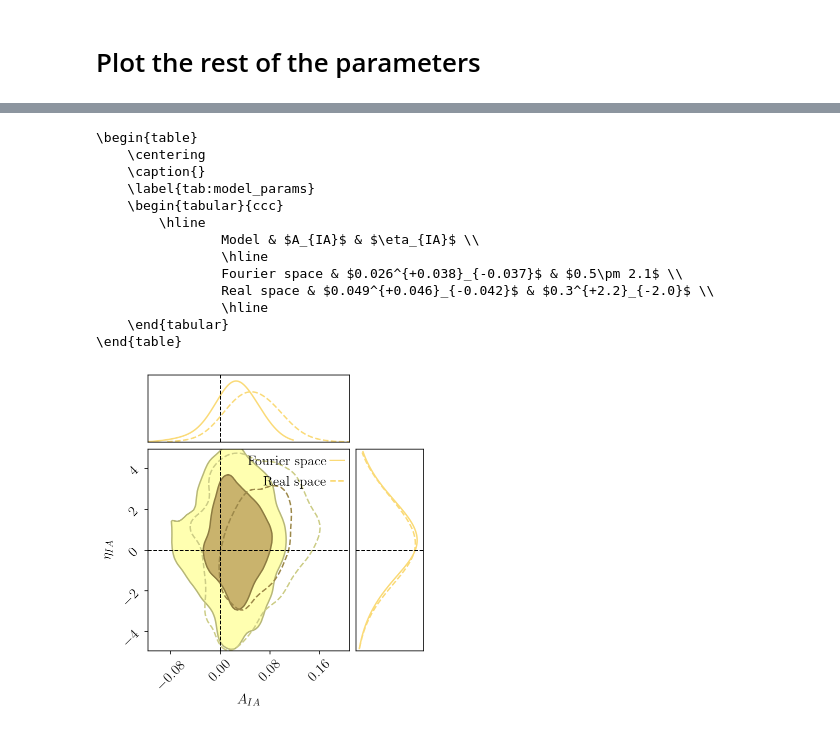
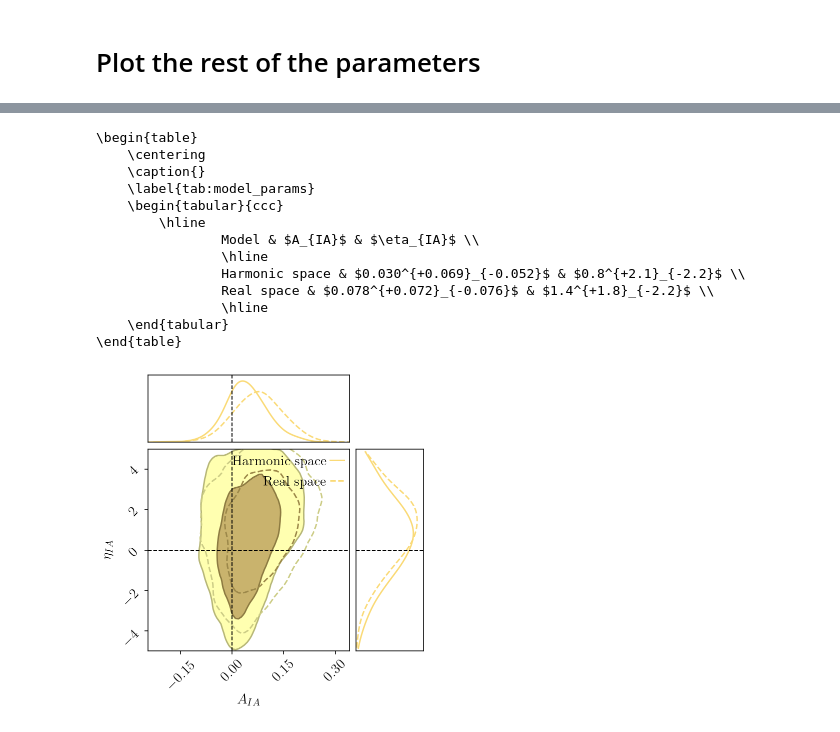
Before and after one commit to LSSTDESC/txpipe-cosmodc2, a Jupyter notebook: notebooks/chains_related_notebooks/PaperPlots-GaussianSims-wcdm.ipynb, the cells around one changed output, grey strips where cells are left out. Saved outputs shown, nothing was run; the diff lists cells and outputs as text; code cells hidden in the pictures.

Commit message:
Cleaning up plotting notebooks.

```diff
--- a/notebooks/chains_related_notebooks/PaperPlots-GaussianSims-wcdm.ipynb
+++ b/notebooks/chains_related_notebooks/PaperPlots-GaussianSims-wcdm.ipynb
@@ -240,15 +234,8 @@ fig.savefig(dir[:-7] + 'plots/%s_%d.pdf'%(name_plots, burnin), tight_layout=True
 # %% [markdown]
 # Table values
 # %%
-# With EMCEE there are no weights
-# Cosmo parameters
 cosmo_parnames = ['COSMOLOGICAL_PARAMETERSSIGMA_8', 'COSMOLOGICAL_PARAMETERSOMEGA_M', 'COSMOLOGICAL_PARAMETERSS_8','cosmological_parametersw','cosmological_parameterswa' ]
 cosmo_names = ['$\sigma_8$','$\Omega_m$', '$S_8$','$w_0$', '$w_a$']
-#cosmo_truths = [2.647887e-01, 0.7515866949]#,#8.000000e-01]
-
-# With EMCEE there are no weights
-# Cosmo parameters
-burnin = 150000
 
 cosmo0 = get_indices(chainfile_0, cosmo_parnames)
 cosmo1 = get_indices(chainfile_1, cosmo_parnames)
@@ -262,7 +249,7 @@ c.add_chain(chain_1[burnin:,cosmo1], parameters=cosmo_names, name=name_1)
 c.add_chain(chain_3[burnin:,cosmo3], parameters=cosmo_names, name=name_3)
 
 def call_configure(c):
-    c.configure(kde=[3.,3.,3.,3.,3.0,1,1], shade=[True, True,False,False,False,False, False], shade_alpha=[0.4, 0.9, 0.9, 0.9, 0.9], bar_shade=False,colors=["#e5e4e2", colors[3],colors[3], colors[0],  colors[0]],legend_kwargs={"fontsize": 22},
+    c.configure(kde=kde, shade=[True, True,False,False,False,False, False], shade_alpha=[0.4, 0.9, 0.9, 0.9, 0.9], bar_shade=False,colors=["#e5e4e2", colors[3],colors[3], colors[0],  colors[0]],legend_kwargs={"fontsize": 22},
             legend_color_text=False, tick_font_size=12, label_font_size=18, linewidths=[1.1, 1.5, 1.5,1.5, 1.5, 1], linestyles=[":", "-", "--","-", "--","-", "-", "--",":"])
     return c
 
@@ -280,26 +283,19 @@ parnames = ['firecrown_two_pointsource_0_mult_bias',
        'firecrown_two_pointsource_4_mult_bias']
 names = ['$m_1$', '$m_2$', '$m_3$', '$m_4$', '$m_5$']
 truths = [0., 0., 0., 0., 0.]
-#widths = np.array([0.013]*len(truths))
-#prior = np.random.multivariate_normal(truths,np.diagflat(widths**2),1000)
-
-# With EMCEE there are no weights
-# Cosmo parameters
-burnin = 150000
 
 pars0 = get_indices(chainfile_0, parnames)
 pars1 = get_indices(chainfile_1, parnames)
 pars4 = get_indices(chainfile_4, parnames)
 
 c = ChainConsumer()
-#c.add_chain(prior, parameters=names, name='Prior')
 c.add_chain(chain_4[:,pars4], parameters=names, name=name_4)
 c.add_chain(chain_0[burnin:,pars0], parameters=names, name=name_0)
 c.add_chain(chain_1[burnin:,pars1], parameters=names, name=name_1)
 
 
 def call_configure(c):
-    c.configure(kde=[3.,3.,3.,3.,3.0,1,1], shade=[True, True,False,False,False,False, False], shade_alpha=[0.4, 0.9, 0.9, 0.9, 0.9], bar_shade=False,colors=["#E5E4E2", colors[3],colors[3], colors[0],  colors[0]],legend_kwargs={"fontsize": 22},
+    c.configure(kde=kde, shade=[True, True,False,False,False,False, False], shade_alpha=[0.4, 0.9, 0.9, 0.9, 0.9], bar_shade=False,colors=["#E5E4E2", colors[3],colors[3], colors[0],  colors[0]],legend_kwargs={"fontsize": 22},
             legend_color_text=False, tick_font_size=12, label_font_size=18, linewidths=[1.1, 1.5, 1.5,1.5, 1.5, 1], linestyles=[":", "-", "--","-", "--","-", "-", "--",":"])
     return c
 
@@ -316,10 +328,6 @@ parnames = ['firecrown_two_pointlens_0_bias', 'firecrown_two_pointlens_1_bias',
        'firecrown_two_pointlens_4_bias']
 names = ['$b_1$', '$b_2$', '$b_3$', '$b_4$', '$b_5$']
 truths = [1.229, 1.362, 1.502, 1.648, 1.799]
-
-# With EMCEE there are no weights
-# Cosmo parameters
-burnin = 150000
 
 pars0 = get_indices(chainfile_0, parnames)
 pars1 = get_indices(chainfile_1, parnames)
@@ -330,7 +338,7 @@ c.add_chain(chain_0[burnin:,pars0], parameters=names, name=name_0)
 c.add_chain(chain_1[burnin:,pars1], parameters=names, name=name_1)
 
 def call_configure(c):
-    c.configure(kde=[3.,3.,3.,3.,3.0,1,1], shade=[True, False,False,False,False,False, False], shade_alpha=[0.9, 0.9, 0.9, 0.9], bar_shade=False,colors=[ colors[3],colors[3], colors[0],  colors[0]],legend_kwargs={"fontsize": 22},
+    c.configure(kde=kde, shade=[True, False,False,False,False,False, False], shade_alpha=[0.9, 0.9, 0.9, 0.9], bar_shade=False,colors=[ colors[3],colors[3], colors[0],  colors[0]],legend_kwargs={"fontsize": 22},
             legend_color_text=False, tick_font_size=12, label_font_size=18, linewidths=[ 1.5, 1.5,1.5, 1.5, 1], linestyles=["-", "--","-", "--","-", "-", "--",":"])
     return c
 
@@ -376,10 +384,6 @@ truths = np.array([0]*len(parnames))
 widths = np.array([0.0066,0.0075,0.0085, 0.0095,0.0105, 0.0026, 0.003, 0.0034, 0.0039, 0.0052])
 prior = np.random.multivariate_normal(truths,np.diagflat(widths**2),1000)
 
-# With EMCEE there are no weights
-# Cosmo parameters
-burnin = 150000
-
 pars0 = get_indices(chainfile_0, parnames)
 pars1 = get_indices(chainfile_1, parnames)
 
@@ -389,7 +393,7 @@ c.add_chain(chain_0[burnin:,pars0], parameters=names, name=name_0)
 c.add_chain(chain_1[burnin:,pars1], parameters=names, name=name_1)
 
 def call_configure(c):
-    c.configure(kde=[3.,3.,3.,3.,3.0,1,1], shade=[True,True, False,False,False,False,False, False], shade_alpha=[0.4, 0.9, 0.9, 0.9, 0.9], bar_shade=False,colors=[ "#E5E4E2",colors[3],colors[3], colors[0],  colors[0]],legend_kwargs={"fontsize": 22},
+    c.configure(kde=kde, shade=[True,True, False,False,False,False,False, False], shade_alpha=[0.4, 0.9, 0.9, 0.9, 0.9], bar_shade=False,colors=[ "#E5E4E2",colors[3],colors[3], colors[0],  colors[0]],legend_kwargs={"fontsize": 22},
             legend_color_text=False, tick_font_size=12, label_font_size=18, linewidths=[ 1.1, 1.5, 1.5,1.5, 1.5, 1], linestyles=[":", "-", "--","-", "--","-", "-", "--",":"])
     return c
 
@@ -421,43 +425,39 @@ parnames = ['firecrown_two_pointia_bias',
        'firecrown_two_pointalphaz']
 names = ['$A_{IA}$', r'$\eta_{IA}$']
 truths = [0., 0.]
-
-# With EMCEE there are no weights
-# Cosmo parameters
-burnin = 150000
 
 pars0 = get_indices(chainfile_0, parnames)
 pars1 = get_indices(chainfile_1, parnames)
 
 c = ChainConsumer()
 
 c.add_chain(chain_0[burnin:,pars0], parameters=names, name=name_0)
 c.add_chain(chain_1[burnin:,pars1], parameters=names, name=name_1)
 
 def call_configure(c):
-    c.configure(kde=[3.,3.,3.,3.,3.0,1,1], shade=[True, False,False,False,False,False, False], shade_alpha=[0.9, 0.9, 0.9, 0.9], bar_shade=False,colors=[ colors[3],colors[3], colors[0],  colors[0]],legend_kwargs={"fontsize": 14},
+    c.configure(kde=kde, shade=[True, False,False,False,False,False, False], shade_alpha=[0.9, 0.9, 0.9, 0.9], bar_shade=False,colors=[ colors[3],colors[3], colors[0],  colors[0]],legend_kwargs={"fontsize": 14},
             legend_color_text=False, tick_font_size=14, label_font_size=14, linewidths=[ 1.5, 1.5,1.5, 1.5, 1], linestyles=["-", "--","-", "--","-", "-", "--",":"])
     return c
 
 c = call_configure(c)
 table = c.analysis.get_latex_table()
 print(table)
 fig = c.plotter.plot(figsize=(2.5,2.5), truth=truths) #extents=[(0.18, 0.27), (0.032, 0.058), (0.7, 0.9), (1.3, 3.1), (0.87, 1.06), (0.64, 0.82), (0.23, 0.31), (-1.6, -0.33), (-1.8, 1.)])
 fig.set_size_inches(2. + fig.get_size_inches())
 fig.savefig(dir[:-7] + 'plots/%s_%d_ia.png'%(name_plots, burnin),  bbox_inches="tight", dpi=300)
 fig.savefig(dir[:-7] + 'plots/%s_%d_ia.pdf'%(name_plots, burnin),  bbox_inches="tight")
 # %% [output]
 \begin{table}
     \centering
     \caption{}
     \label{tab:model_params}
     \begin{tabular}{ccc}
         \hline
                 Model & $A_{IA}$ & $\eta_{IA}$ \\
                 \hline
-                Fourier space & $0.026^{+0.038}_{-0.037}$ & $0.5\pm 2.1$ \\
-                Real space & $0.049^{+0.046}_{-0.042}$ & $0.3^{+2.2}_{-2.0}$ \\
+                Harmonic space & $0.030^{+0.069}_{-0.052}$ & $0.8^{+2.1}_{-2.2}$ \\
+                Real space & $0.078^{+0.072}_{-0.076}$ & $1.4^{+1.8}_{-2.2}$ \\
                 \hline
     \end{tabular}
 \end{table}
-[figure, old version]
+[figure, new version]
```
Also changed, not shown: parts of 10 cells of this notebook, 11 other files.
